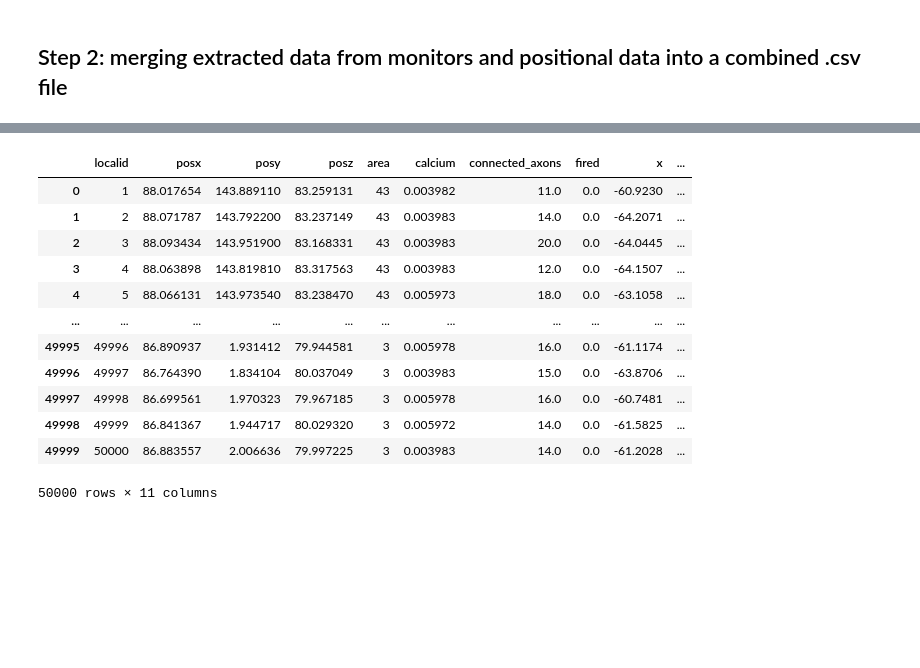
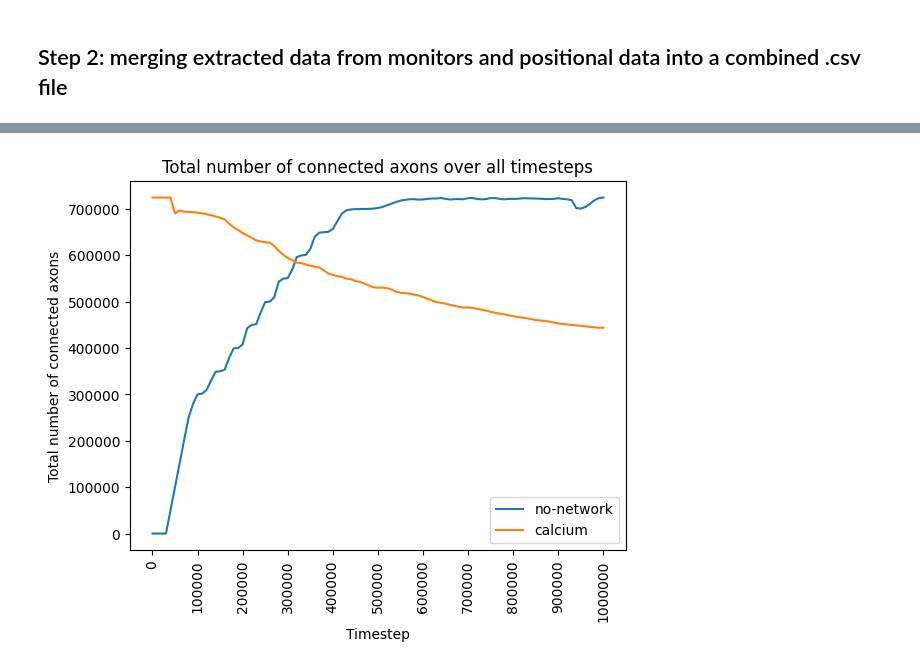
Before and after one commit to sedadenboer/brein, a Jupyter notebook: data_preparation.ipynb, the cells around one changed output, grey strips where cells are left out. Cells and saved outputs as stored; diff of their text form; code cells hidden in the pictures; blank space fills up the shorter version.

Commit message:
added plotting code

```diff
--- a/data_preparation.ipynb
+++ b/data_preparation.ipynb
@@ -173,18 +129,0 @@ x = pd.read_pickle(x_file_loc).T
-# %%
-if sim == 'calcium':
-    # Read calcium targets
-    calcium_targets_df = pd.read_csv(f'data/viz-{sim}/calcium_targets.txt', sep="\t", names=["neuron_id", "initial_calcium", "target_calcium"])
-    calcium_targets_df = calcium_targets_df.iloc[3:]
-
-    # Correct neuron ids
-    calcium_targets_df['neuron_id'] = calcium_targets_df['neuron_id'].astype(int)
-    calcium_targets_df['neuron_id'] = calcium_targets_df['neuron_id'] - 1
-    calcium_targets_df.set_index('neuron_id', inplace=True)
-    display(calcium_targets_df)
-
-    # Set the target calcium as a numpy array ant make the values floats
-    calcium_targets = calcium_targets_df['target_calcium'].to_numpy().astype(float)
-    print(calcium_targets)
-else:
-    # Set the calcium target to 0.7 for all neurons
-    calcium_targets = np.full(50000, 0.7)
@@ -257,17 +129,0 @@ df_list = process_data(
-# %%
-# Check if everything went well
-display(df_list[0])
-# %% [output]
-|  | localid | posx | posy | posz | area | calcium | connected_axons | fired | x | ... |
-| 0 | 1 | 88.017654 | 143.889110 | 83.259131 | 43 | 0.003982 | 11.0 | 0.0 | -60.9230 | ... |
-| 1 | 2 | 88.071787 | 143.792200 | 83.237149 | 43 | 0.003983 | 14.0 | 0.0 | -64.2071 | ... |
-| 2 | 3 | 88.093434 | 143.951900 | 83.168331 | 43 | 0.003983 | 20.0 | 0.0 | -64.0445 | ... |
-| 3 | 4 | 88.063898 | 143.819810 | 83.317563 | 43 | 0.003983 | 12.0 | 0.0 | -64.1507 | ... |
-| 4 | 5 | 88.066131 | 143.973540 | 83.238470 | 43 | 0.005973 | 18.0 | 0.0 | -63.1058 | ... |
-| ... | ... | ... | ... | ... | ... | ... | ... | ... | ... | ... |
-| 49995 | 49996 | 86.890937 | 1.931412 | 79.944581 | 3 | 0.005978 | 16.0 | 0.0 | -61.1174 | ... |
-| 49996 | 49997 | 86.764390 | 1.834104 | 80.037049 | 3 | 0.003983 | 15.0 | 0.0 | -63.8706 | ... |
-| 49997 | 49998 | 86.699561 | 1.970323 | 79.967185 | 3 | 0.005978 | 16.0 | 0.0 | -60.7481 | ... |
-| 49998 | 49999 | 86.841367 | 1.944717 | 80.029320 | 3 | 0.005972 | 14.0 | 0.0 | -61.5825 | ... |
-| 49999 | 50000 | 86.883557 | 2.006636 | 79.997225 | 3 | 0.003983 | 14.0 | 0.0 | -61.2028 | ... |
-50000 rows × 11 columns
@@ -273,0 +212,39 @@ display(df_list[0])
+# %%
+# Indicate dataset to process ('calcium', 'no-network')
+simulations = ['no-network', 'calcium']
+
+for sim in simulations:
+    # Read positions file and clean up
+    df_positions = clean_positions(f'data/viz-{sim}/positions/rank_0_positions.txt')
+
+    # Read scalar data
+    calcium = read_scalar_data(sim, 'calcium')
+    connected_axons = read_scalar_data(sim, 'connected_axons')
+    fired = read_scalar_data(sim, 'fired')
+    x = read_scalar_data(sim, 'x')
+
+    # Read calcium targets
+    calcium_targets = read_calcium_targets(sim)
+
+    # Process the data
+    df_list = process_data(
+        sim=sim,
+        scalar_data=[calcium, connected_axons, fired, x],
+        columns=['calcium', 'connected_axons', 'fired', 'x'],
+        calcium_targets=calcium_targets,
+        savefiles=False
+    )
+
+    # Plot the total number of connected axons over all timesteps
+    summed_axons = [df['connected_axons'].sum() for df in df_list]
+
+    plt.plot(summed_axons, label=sim)
+    plt.xlabel('Timestep')
+    plt.ylabel('Total number of connected axons')
+    plt.xticks(np.arange(0, 101, 10), np.arange(0, 101, 10) * 10000, rotation=90)
+
+plt.legend()
+plt.title('Total number of connected axons over all timesteps')
+plt.savefig('connected_axons.png', dpi=400, bbox_inches='tight')
+# %% [output]
+[figure, added]
```
Also changed, not shown: parts of 11 cells of this notebook, 1 other file.
